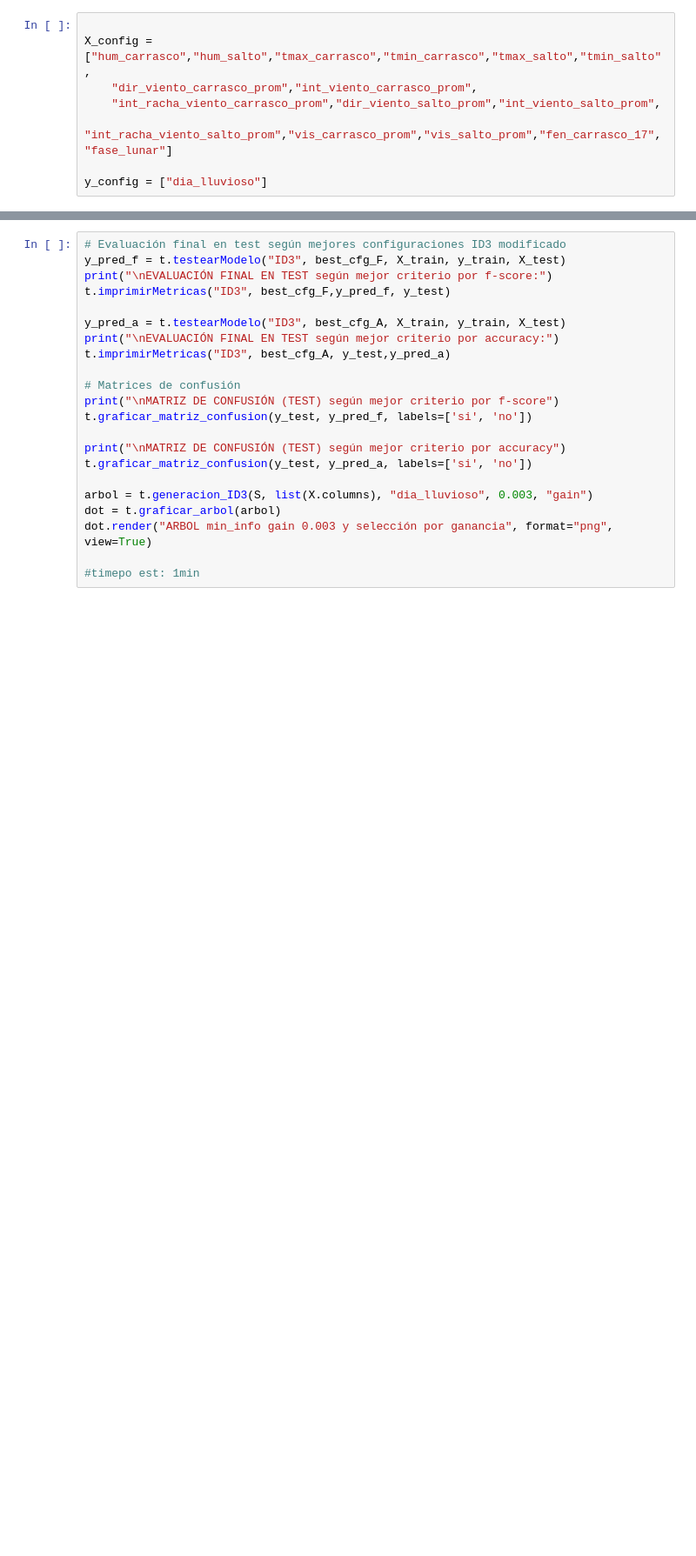
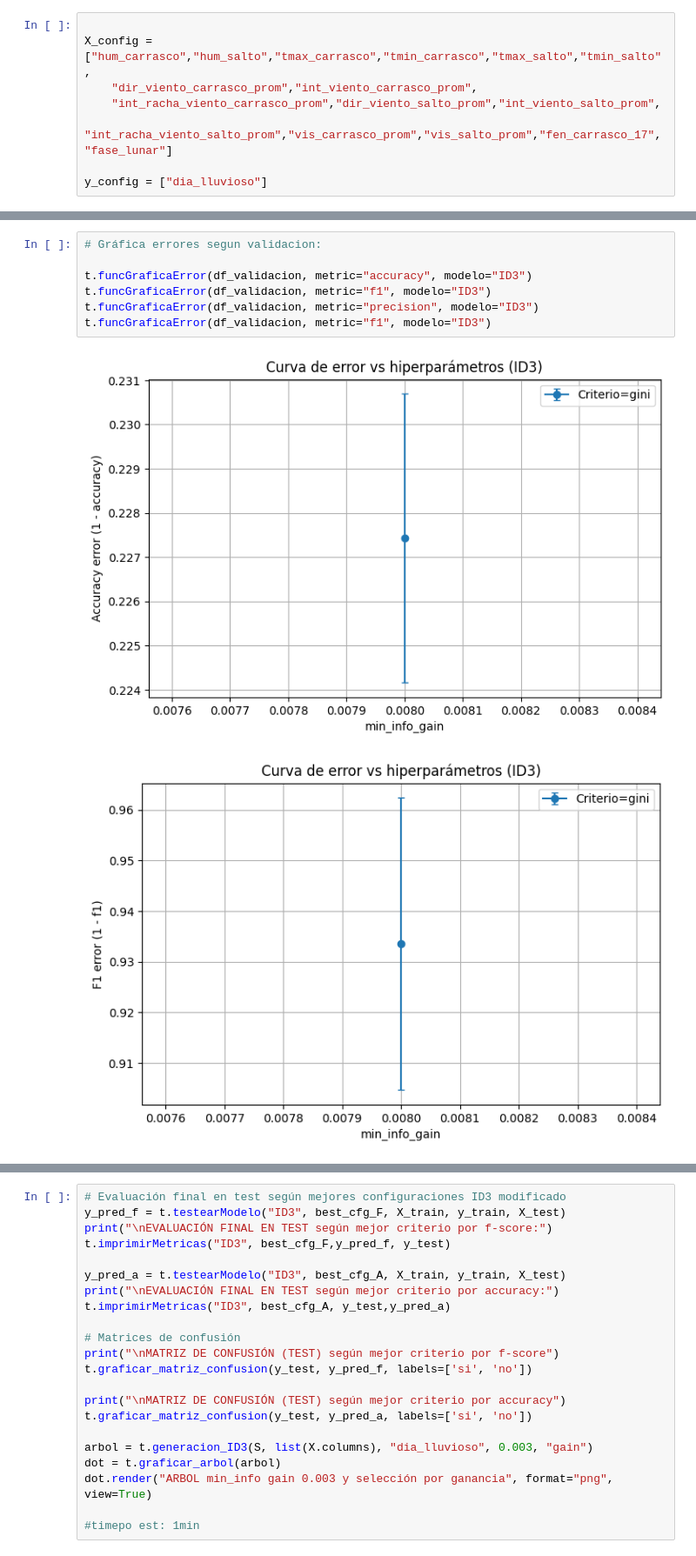
Before and after one commit to Ezequiel-Capo/MachineLearningLab, a Jupyter notebook: LAB1/Script/evaluacion_modelos.ipynb, the cells around one changed output, grey strips where cells are left out. Shown at 87% size. Drawn from its saved outputs; the diff is of its cells as text; blank space fills up the shorter version.

```diff
--- a/LAB1/Script/evaluacion_modelos.ipynb
+++ b/LAB1/Script/evaluacion_modelos.ipynb
@@ -65,0 +58,10 @@ gain_ratio          0.008         0.7732        0.0020   0.0514  0.0136       0.
+# %%
+# Gráfica errores segun validacion:
+
+t.funcGraficaError(df_validacion, metric="accuracy", modelo="ID3")
+t.funcGraficaError(df_validacion, metric="f1", modelo="ID3")
+t.funcGraficaError(df_validacion, metric="precision", modelo="ID3")
+t.funcGraficaError(df_validacion, metric="f1", modelo="ID3")
+# %% [output]
+[figure, added]
+[figure, added]
```
Also changed, not shown: parts of 6 cells of this notebook, 8 other files.
